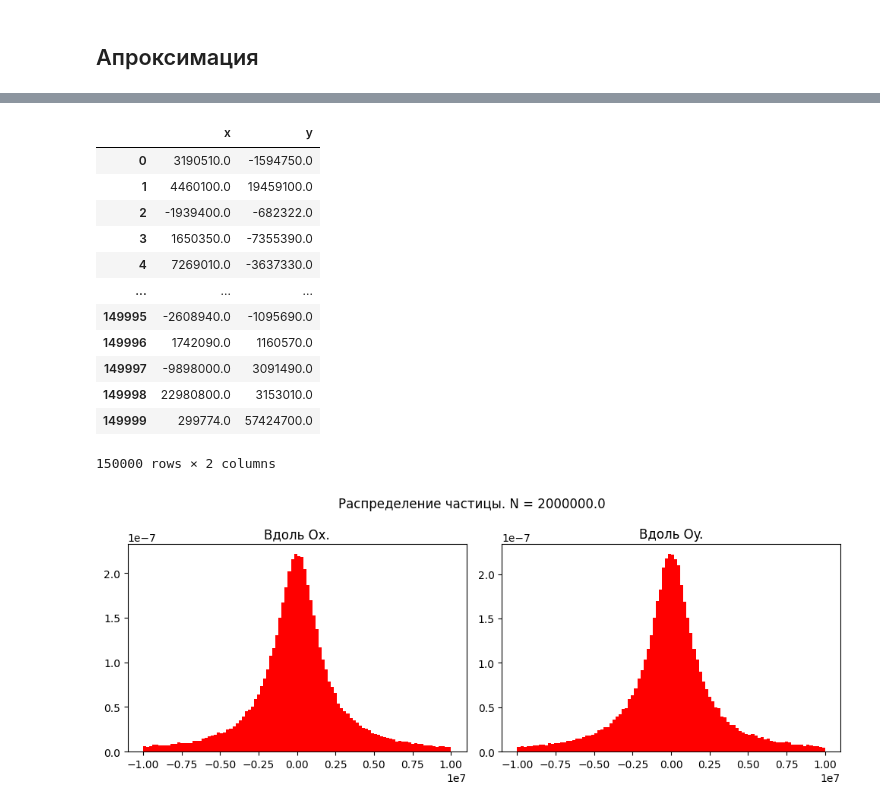
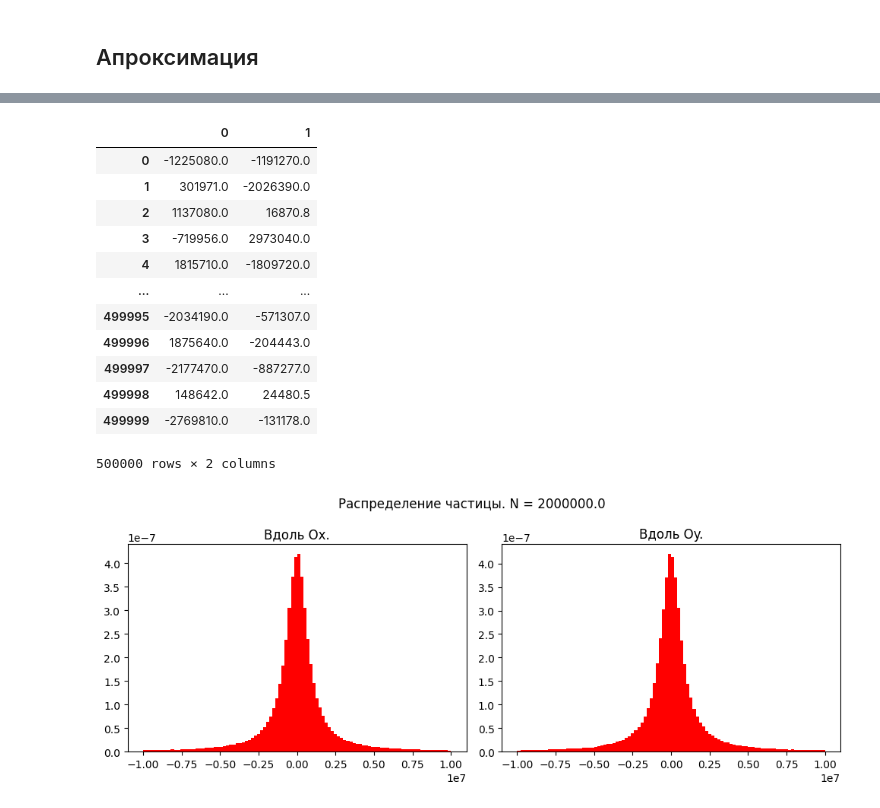
Before and after one commit to Mis-prog/matmod-8sem, a Jupyter notebook: lab1/misha/report/result.ipynb, the cells around one changed output, grey strips where cells are left out. Drawn from its saved outputs; the diff is of its cells as text; code cells hidden in the pictures.

```diff
--- a/lab1/misha/report/result.ipynb
+++ b/lab1/misha/report/result.ipynb
@@ -87,37 +92,37 @@ plt.plot(data_first_particle.x,data_first_particle.y)
 # %%
-data_last_vals = pd.read_csv('../result_new/last_vals.csv',sep=' ', index_col=False)
+data_last_vals = pd.read_csv('../result/result.txt',sep=' ', index_col=False, header=None)
 # %%
 data_last_vals
 # %% [output]
-|  | x | y |
-| 0 | 3190510.0 | -1594750.0 |
-| 1 | 4460100.0 | 19459100.0 |
-| 2 | -1939400.0 | -682322.0 |
-| 3 | 1650350.0 | -7355390.0 |
-| 4 | 7269010.0 | -3637330.0 |
+|  | 0 | 1 |
+| 0 | -1225080.0 | -1191270.0 |
+| 1 | 301971.0 | -2026390.0 |
+| 2 | 1137080.0 | 16870.8 |
+| 3 | -719956.0 | 2973040.0 |
+| 4 | 1815710.0 | -1809720.0 |
 | ... | ... | ... |
-| 149995 | -2608940.0 | -1095690.0 |
-| 149996 | 1742090.0 | 1160570.0 |
-| 149997 | -9898000.0 | 3091490.0 |
-| 149998 | 22980800.0 | 3153010.0 |
-| 149999 | 299774.0 | 57424700.0 |
+| 499995 | -2034190.0 | -571307.0 |
+| 499996 | 1875640.0 | -204443.0 |
+| 499997 | -2177470.0 | -887277.0 |
+| 499998 | 148642.0 | 24480.5 |
+| 499999 | -2769810.0 | -131178.0 |
-150000 rows × 2 columns
+500000 rows × 2 columns
 # %%
 bin_cnt = 100
 bin_w = 1/bin_cnt
 _idx = 9
 plt.figure(figsize=(10, 4))
 plt.suptitle(f'Раcпределение частицы. N = {2e6}')
 
 plt.subplot(1,2,1)
-plt.hist(data_last_vals.x, bin_cnt, facecolor='r', density=True, label='E(X)', range=(-1e7, 1e7))
+plt.hist(data_last_vals[0], bin_cnt, facecolor='r', density=True, label='E(X)', range=(-1e7, 1e7))
 plt.title(f'Вдоль Ox.')
 
 plt.subplot(1,2,2)
-plt.hist(data_last_vals.y, bin_cnt, facecolor='r', density=True, label='E(X)', range=(-1e7, 1e7))
+plt.hist(data_last_vals[1], bin_cnt, facecolor='r', density=True, label='E(X)', range=(-1e7, 1e7))
 plt.title(f'Вдоль Oy.')
 
 plt.tight_layout()
 plt.show()
 # %% [output]
-[figure, old version]
+[figure, new version]
```
Also changed, not shown: parts of 10 cells of this notebook, 2 other files.
